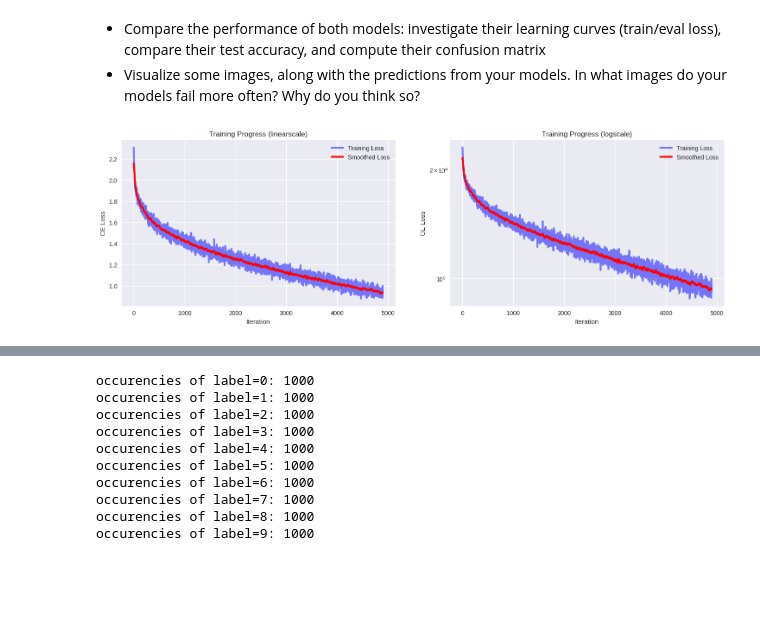
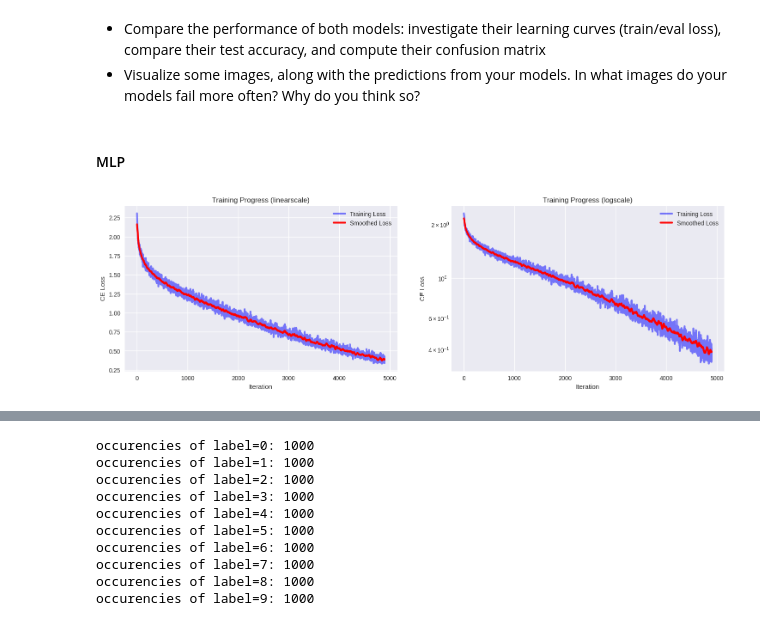
Before and after one commit to kel16/CudaLabTasksSS25, a Jupyter notebook: Session1/Solution1.ipynb, the cells around one changed output, grey strips where cells are left out. Drawn from its saved outputs; the diff is of its cells as text; code cells hidden in the pictures; blank space fills up the shorter version.

```diff
--- a/Session1/Solution1.ipynb
+++ b/Session1/Solution1.ipynb
@@ -28,7 +29,7 @@ DATASET_PATH = './data'
 BATCH_SIZE = 1024
 SHUFFLE_TRAIN = True
 
-NUM_EPOCHS = 50
+NUM_EPOCHS = 100
 # %% [markdown]
 ## Task 1
 
@@ -56,7 +58,7 @@ eval_loader = torch.utils.data.DataLoader(
 # %% [markdown]
 ### MLP
 # %%
-LR = 1e-4
+LR = 1e-3
 
 INPUT_DIM = np.prod(train_dataset.data.shape[-3:]) # 32*32*3
 OUTPUT_DIM = len(set(train_dataset.targets)) # 10
@@ -76,7 +81,7 @@ from train import train
 criterion = nn.CrossEntropyLoss()
 optimizer = torch.optim.Adam(mlp.parameters(), lr=LR)
 
-losses = train(mlp, NUM_EPOCHS, train_loader, device, criterion, optimizer)
+mlp_losses = train(mlp, NUM_EPOCHS, train_loader, device, criterion, optimizer)
 # %%
 from save_utils import save_model_config
 
@@ -92,12 +123,14 @@ saved to models/checkpoint_22-23_16-04-2025.pth
 # %% [markdown]
   - Compare the performance of both models: investigate their learning curves (train/eval loss), compare their test accuracy, and compute their confusion matrix
   - Visualize some images, along with the predictions from your models. In what images do your models fail more often? Why do you think so?
+# %% [markdown]
+#### MLP
 # %%
 from visualize import plot_learning_curve
 
-plot_learning_curve(losses)
+plot_learning_curve(mlp_losses)
 # %% [output]
-[figure, old version]
+[figure, new version]
 # %%
 from evaluate import evaluate
 from torchmetrics.classification import MulticlassConfusionMatrix
```
Also changed, not shown: parts of 17 cells of this notebook, 10 other files.
